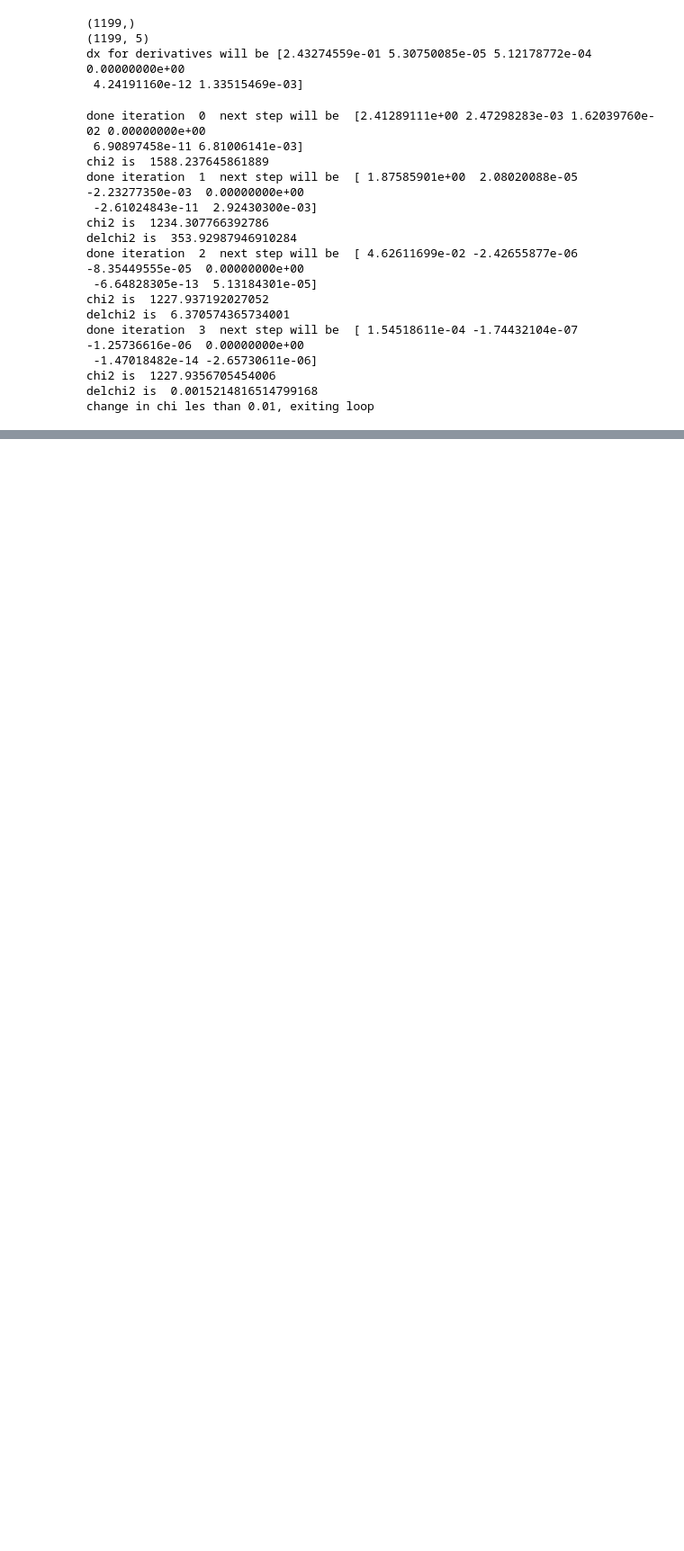
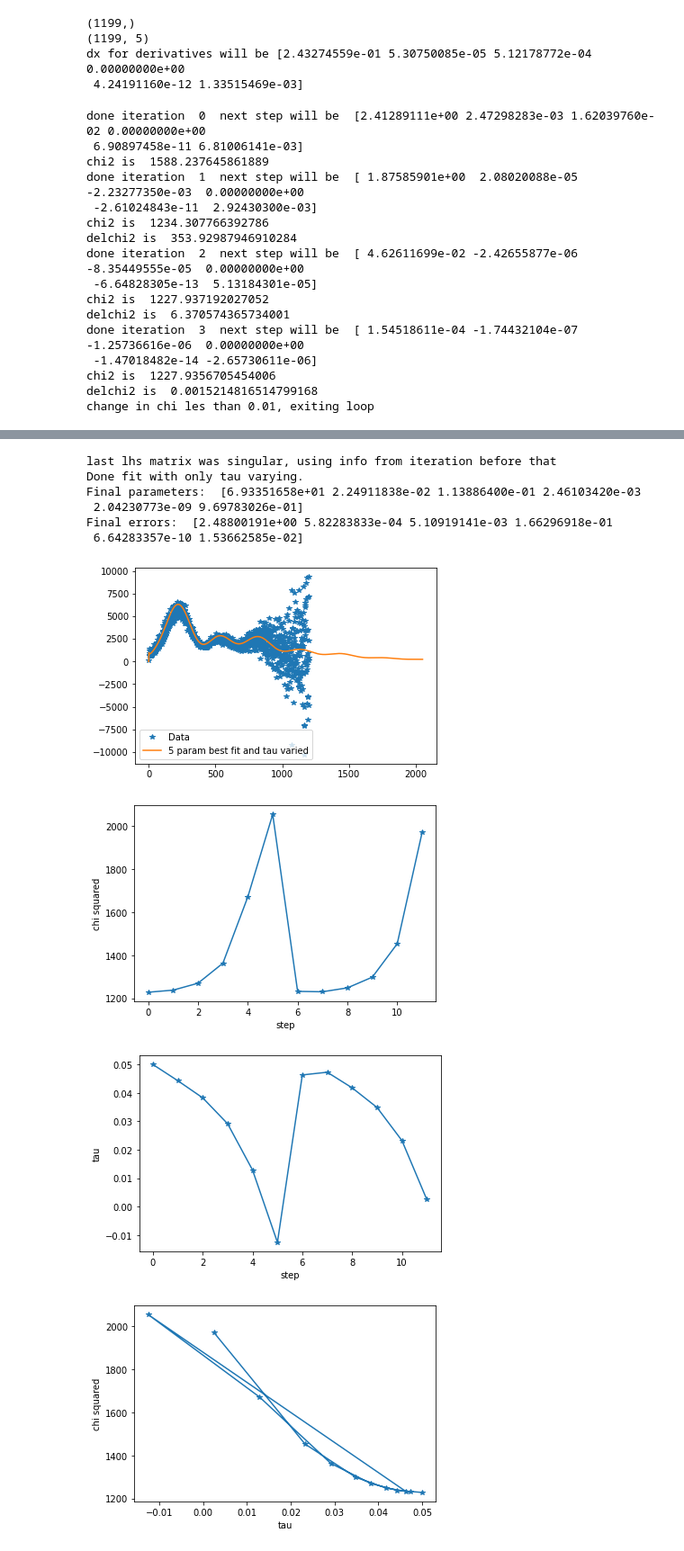
Before and after one commit to lizzord/phys512hw, a Jupyter notebook: problemset3/question3.ipynb, the cells around one changed output, grey strips where cells are left out. Shown at 90% size. Cells and saved outputs as stored; diff of their text form; code cells hidden in the pictures; blank space fills up the shorter version.

```diff
--- a/problemset3/question3.ipynb
+++ b/problemset3/question3.ipynb
@@ -277,0 +264,60 @@ Final errors:  [3.34424648e+00 7.78710355e-04 6.49442204e-03 1.48073561e-01
+# %%
+#examining the parameter fits
+try:
+    final_params_errs_tau = np.sqrt(np.diag(np.linalg.inv(lhs)))
+    final_params_tau = np.copy(pars) #pars will be overwritten later, keep as safe copy
+except:
+    print('last lhs matrix was singular, using info from iteration before that')
+    lhs = lhs_old
+    final_params_errs_tau = np.sqrt(np.diag(np.linalg.inv(lhs)))
+    pars[tau_idx] -= step[tau_idx] #undo the last unstable step
+    final_params_tau = np.copy(pars) #pars will be overwritten later, keep as safe copy
+
+
+
+print('Done fit with only tau varying.')
+print('Final parameters: ', final_params_tau)
+print('Final errors: ', final_params_errs_tau)
+
+cmb_bestfit_tau = get_spectrum(final_params_tau)
+
+mpl.figure()
+mpl.plot(wmap[:,0], wmap[:,1], '*') #plot data
+mpl.plot(cmb_bestfit_tau)
+mpl.legend(['Data', '5 param best fit and tau varied'])
+mpl.show()
+
+mpl.figure()
+mpl.plot(chi2[:ii], '*-')
+mpl.ylabel('chi squared')
+mpl.xlabel('step')
+mpl.show()
+
+mpl.figure()
+mpl.plot(tau_val[:ii], '*-')
+mpl.ylabel('tau')
+mpl.xlabel('step')
+mpl.show()
+
+mpl.figure()
+mpl.plot(tau_val[:ii], chi2[:ii], '*-')
+mpl.ylabel('chi squared')
+mpl.xlabel('tau')
+mpl.show()
+
+np.savetxt('newton_lhs_onlytau_temp.txt', lhs)
+
+print('The only parameter being changed here was tau, which has huge errors larger than its own value')
+print('the final value before it settled or more likely crashed the matrix inverse was ')
+print('tau: ', final_params_tau[3], ' with error: ', final_params_errs_tau[3])
+# %% [output]
+last lhs matrix was singular, using info from iteration before that
+Done fit with only tau varying.
+Final parameters:  [6.93351658e+01 2.24911838e-02 1.13886400e-01 2.46103420e-03
+ 2.04230773e-09 9.69783026e-01]
+Final errors:  [2.48800191e+00 5.82283833e-04 5.10919141e-03 1.66296918e-01
+ 6.64283357e-10 1.53662585e-02]
+[figure, added]
+[figure, added]
+[figure, added]
+[figure, added]
```
Also changed, not shown: parts of 17 cells of this notebook.
